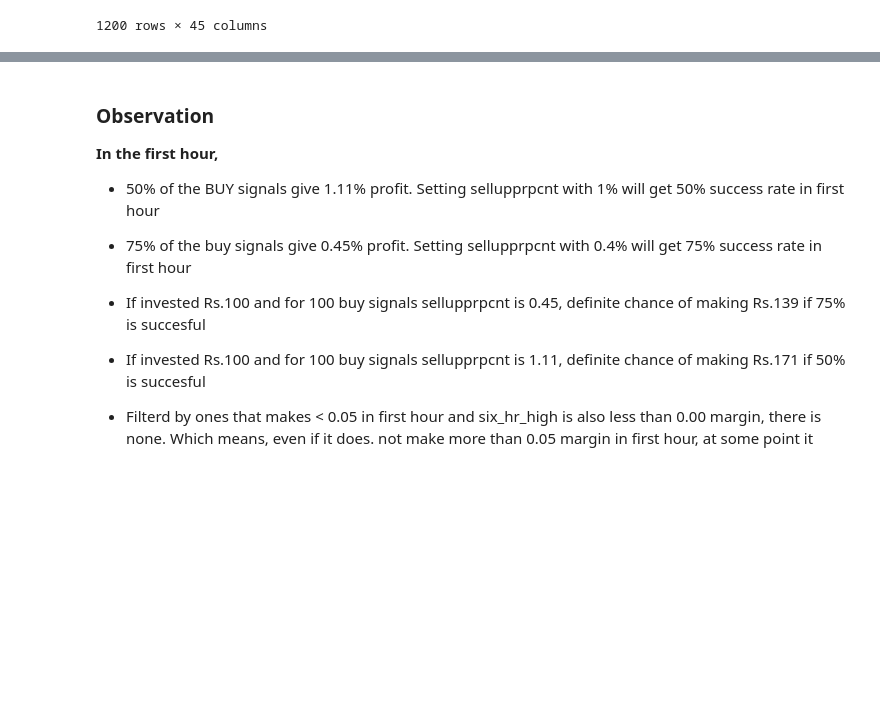
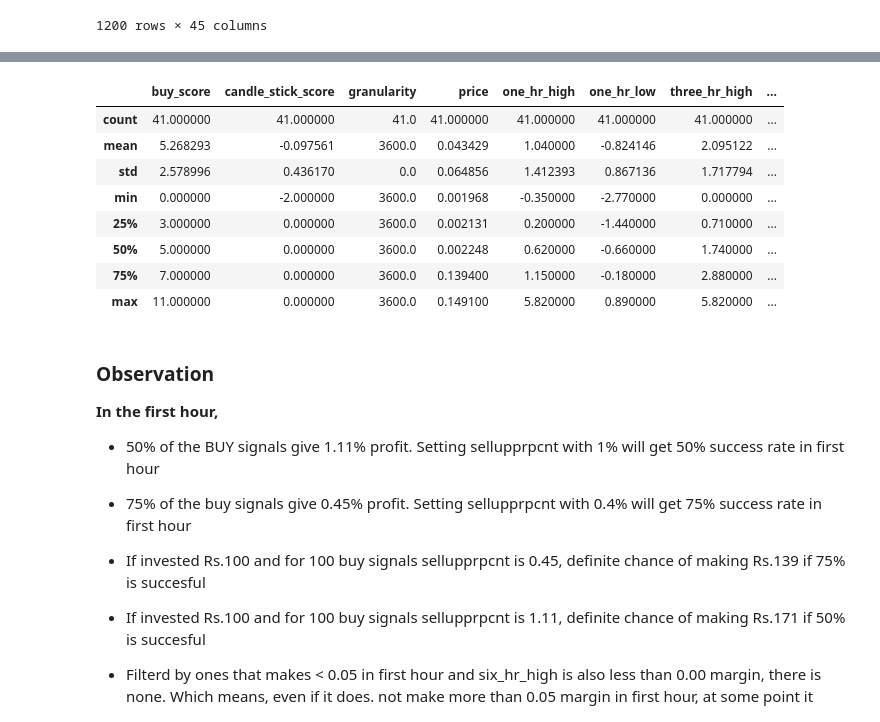
Before and after one commit to aswinkp/pycryptobot, a Jupyter notebook: Calculate profitability.ipynb, the cells around one changed output, grey strips where cells are left out. Drawn from its saved outputs; the diff is of its cells as text; code cells hidden in the pictures; blank space fills up the shorter version.

```diff
--- a/Calculate profitability.ipynb
+++ b/Calculate profitability.ipynb
@@ -438,3 +430,15 @@ buy_dataframe.query("sarima_3_margin>0").describe()
+# %%
+buy_dataframe.query("rsi<30").describe()
+# %% [output]
+|  | buy_score | candle_stick_score | granularity | price | one_hr_high | one_hr_low | three_hr_high | ... |
+| count | 41.000000 | 41.000000 | 41.0 | 41.000000 | 41.000000 | 41.000000 | 41.000000 | ... |
+| mean | 5.268293 | -0.097561 | 3600.0 | 0.043429 | 1.040000 | -0.824146 | 2.095122 | ... |
+| std | 2.578996 | 0.436170 | 0.0 | 0.064856 | 1.412393 | 0.867136 | 1.717794 | ... |
+| min | 0.000000 | -2.000000 | 3600.0 | 0.001968 | -0.350000 | -2.770000 | 0.000000 | ... |
+| 25% | 3.000000 | 0.000000 | 3600.0 | 0.002131 | 0.200000 | -1.440000 | 0.710000 | ... |
+| 50% | 5.000000 | 0.000000 | 3600.0 | 0.002248 | 0.620000 | -0.660000 | 1.740000 | ... |
+| 75% | 7.000000 | 0.000000 | 3600.0 | 0.139400 | 1.150000 | -0.180000 | 2.880000 | ... |
+| max | 11.000000 | 0.000000 | 3600.0 | 0.149100 | 5.820000 | 0.890000 | 5.820000 | ... |
 # %%
 # buy_dataframe.to_csv("buy_df_1hr_ema_rri_rsi_rules.csv")
 # %% [markdown]
```
Also changed, not shown: parts of 4 cells of this notebook.
